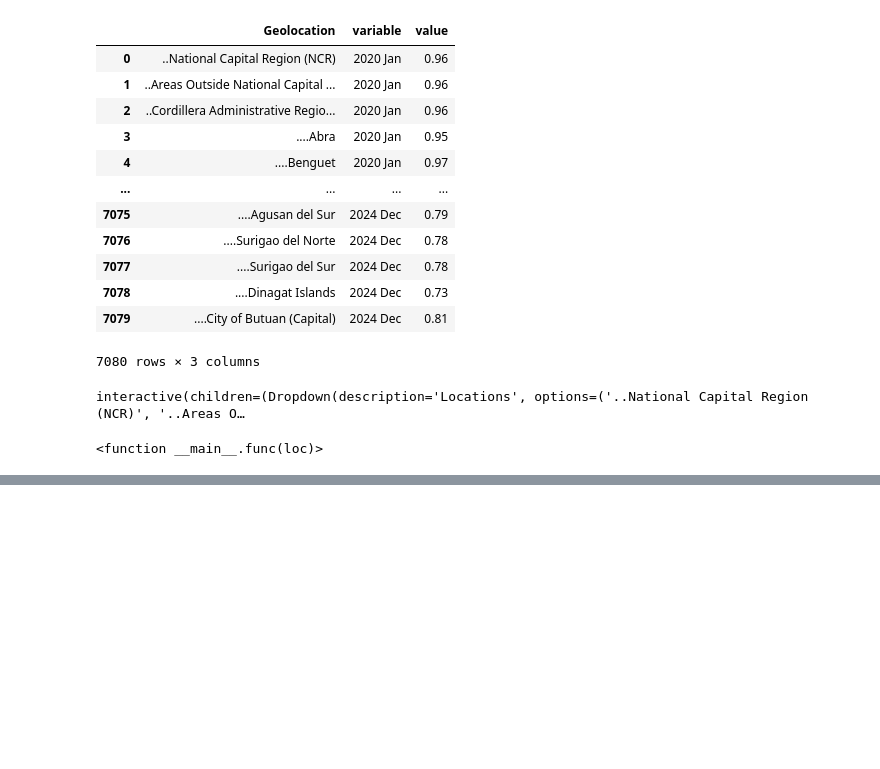
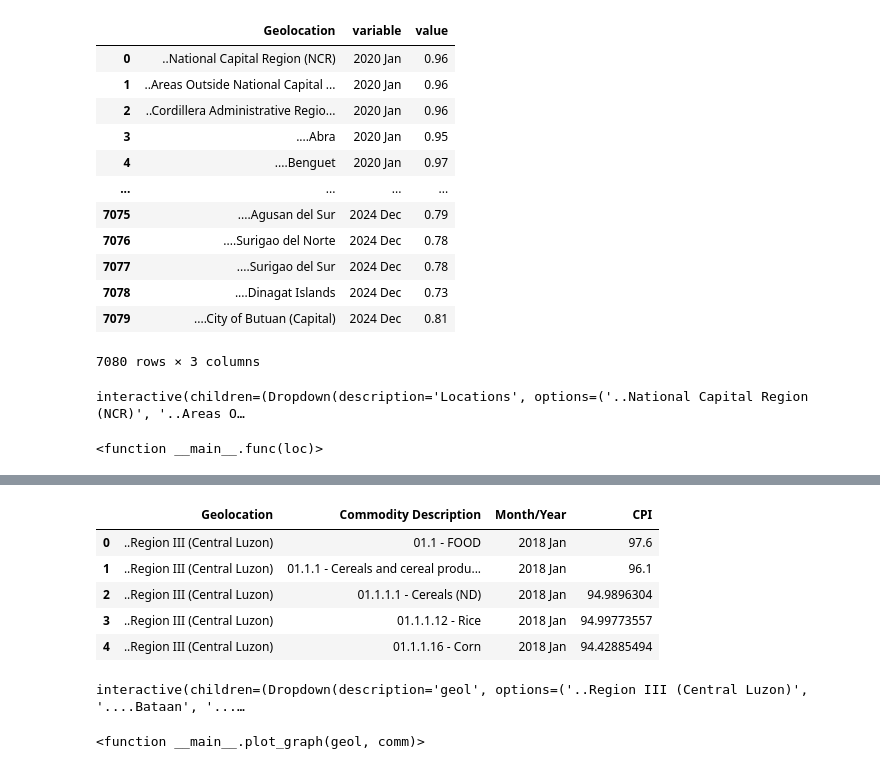
Before and after one commit to jcfrongoso/cs132-final-project, a Jupyter notebook: preprocessing.ipynb, the cells around one changed output, grey strips where cells are left out. Drawn from its saved outputs; the diff is of its cells as text; code cells hidden in the pictures; blank space fills up the shorter version.

```diff
--- a/preprocessing.ipynb
+++ b/preprocessing.ipynb
@@ -168,0 +184,24 @@ interactive(children=(Dropdown(description='Locations', options=('..National Cap
+# %%
+reg_three_upd = reg_three.melt(['Geolocation', 'Commodity Description'], var_name='Month/Year', value_name='CPI')
+reg_three_upd.head()
+# %% [output]
+|  | Geolocation | Commodity Description | Month/Year | CPI |
+| 0 | ..Region III (Central Luzon) | 01.1 - FOOD | 2018 Jan | 97.6 |
+| 1 | ..Region III (Central Luzon) | 01.1.1 - Cereals and cereal produ... | 2018 Jan | 96.1 |
+| 2 | ..Region III (Central Luzon) | 01.1.1.1 - Cereals (ND) | 2018 Jan | 94.9896304 |
+| 3 | ..Region III (Central Luzon) | 01.1.1.12 - Rice | 2018 Jan | 94.99773557 |
+| 4 | ..Region III (Central Luzon) | 01.1.1.16 - Corn | 2018 Jan | 94.42885494 |
+# %%
+def plot_graph(geol, comm):
+    filtered = reg_three_upd[(reg_three_upd['Geolocation'] == geol) & (reg_three_upd['Commodity Description'] == comm)]
+    plt.plot(filtered['Month/Year'], filtered['CPI'])
+    plt.xticks(rotation=45)
+    plt.show()
+geolocation = list(reg_three_upd['Geolocation'].unique())
+commodity = list(reg_three_upd['Commodity Description'].unique())
+x = widgets.Dropdown(options=geolocation)
+y = widgets.Dropdown(options=commodity)
+interact(plot_graph, geol=x, comm=y)
+# %% [output]
+interactive(children=(Dropdown(description='geol', options=('..Region III (Central Luzon)', '....Bataan', '...…
+<function __main__.plot_graph(geol, comm)>
```
Also changed, not shown: parts of 7 cells of this notebook, 8 other files.
